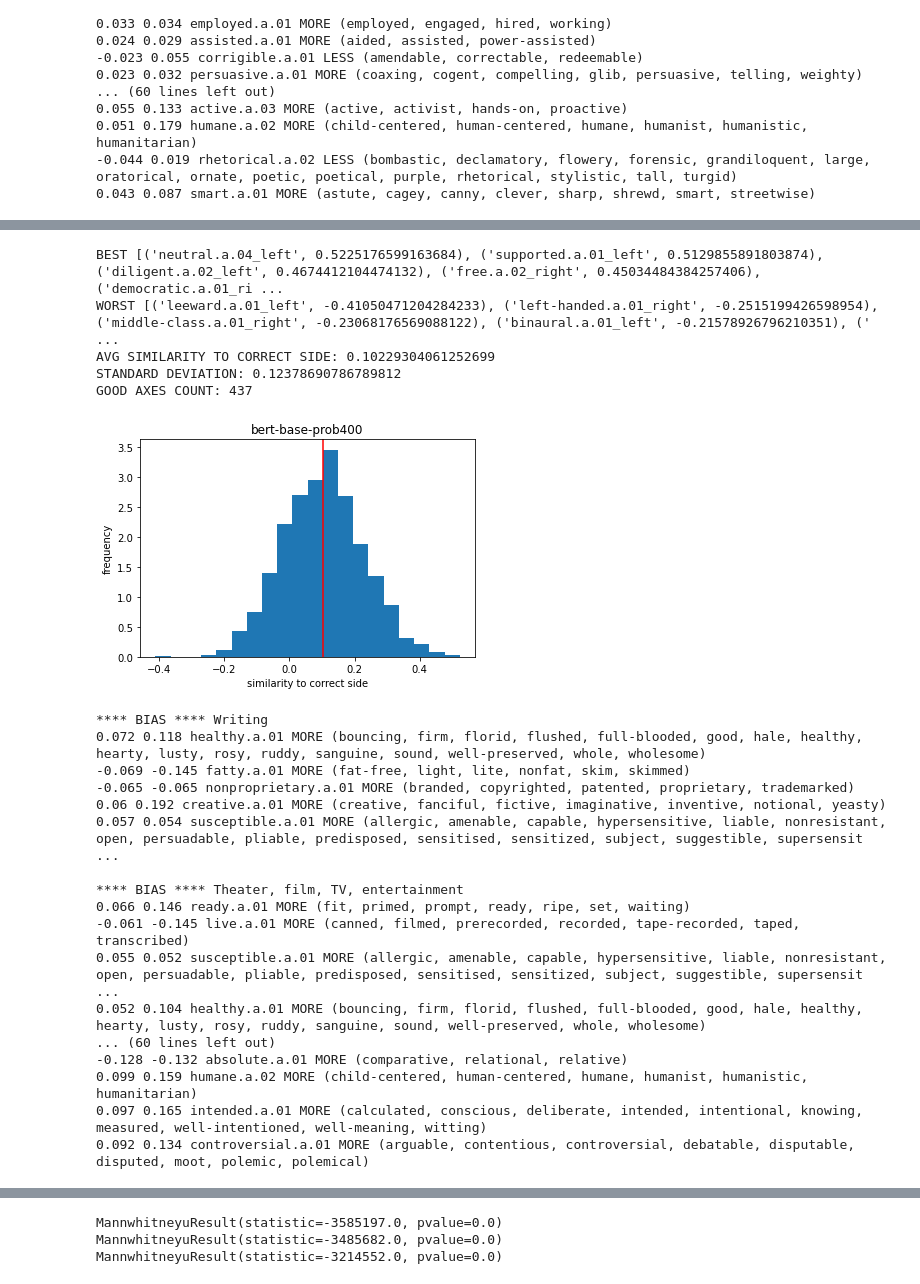
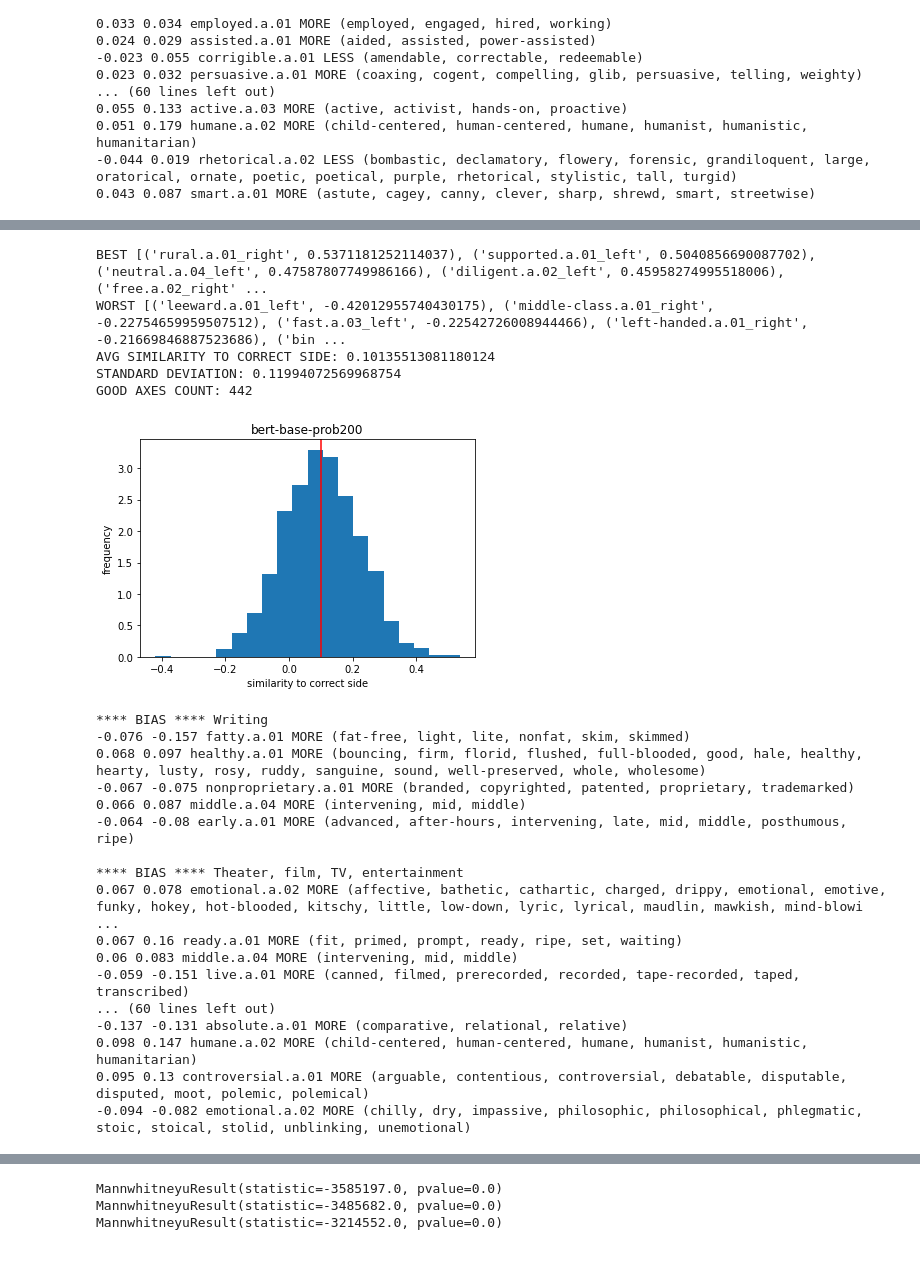
Before and after one commit to lucy3/context_semantic_axes, a Jupyter notebook: code/axes_occupation_viz.ipynb, the cells around one changed output, grey strips where cells are left out. Cells and saved outputs as stored; diff of their text form; code cells hidden in the pictures.

```diff
--- a/code/axes_occupation_viz.ipynb
+++ b/code/axes_occupation_viz.ipynb
@@ -109,7 +109,7 @@ def mean_confidence_interval(data, confidence=0.90):
     h = se * scipy.stats.t.ppf((1 + confidence) / 2., n-1)
     return m, m-h, m+h
 
-def plot_axes_quality(exp_name):
+def plot_axes_quality(exp_name, do_plot=True):
     quality_file_path = LOGS + 'semantics_val/axes_quality_' + exp_name + '.txt'
     scores = defaultdict(dict) # {synset: {word : (predicted, true)}}
     with open(quality_file_path, 'r') as infile:
@@ -137,17 +137,19 @@ def plot_axes_quality(exp_name):
         if avg_scores[synset + '_left'] >= 0 and avg_scores[synset + '_right'] >= 0:
             good_count += 1
     ordered_scores = avg_scores.most_common()
-    print("BEST", ordered_scores[:10])
-    print("WORST", ordered_scores[::-1][:10])
-    plt.hist(avg_scores.values(), density=True, bins=20)
-    print("AVG SIMILARITY TO CORRECT SIDE:", np.mean(list(avg_scores.values())))
-    print("STANDARD DEVIATION:", np.std(list(avg_scores.values())))
-    print("GOOD AXES COUNT:", good_count)
-    plt.axvline(x=np.mean(list(avg_scores.values())), color='red')
-    plt.ylabel('frequency')
-    plt.xlabel('similarity to correct side')
-    plt.title(exp_name)
-    plt.show()
-    return ci_scores
+    avg_sim = np.mean(list(avg_scores.values()))
+    if do_plot:
+        print("BEST", ordered_scores[:10])
+        print("WORST", ordered_scores[::-1][:10])
+        print("AVG SIMILARITY TO CORRECT SIDE:", avg_sim)
+        print("STANDARD DEVIATION:", np.std(list(avg_scores.values())))
+        print("GOOD AXES COUNT:", good_count)
+        plt.hist(avg_scores.values(), density=True, bins=20)
+        plt.axvline(x=np.mean(list(avg_scores.values())), color='red')
+        plt.ylabel('frequency')
+        plt.xlabel('similarity to correct side')
+        plt.title(exp_name)
+        plt.show()
+    return ci_scores, avg_sim, good_count
 # %%
 # GloVe
@@ -323,30 +314,30 @@ GOOD AXES COUNT: 525
 # %%
-scores7 = plot_axes_quality('bert-base-prob400')
+scores7, _, _ = plot_axes_quality('bert-base-prob200')
 # %% [output]
-BEST [('neutral.a.04_left', 0.5225176599163684), ('supported.a.01_left', 0.5129855891803874), ('diligent.a.02_left', 0.4674412104474132), ('free.a.02_right', 0.45034484384257406), ('democratic.a.01_ri ...
-WORST [('leeward.a.01_left', -0.41050471204284233), ('left-handed.a.01_right', -0.2515199426598954), ('middle-class.a.01_right', -0.23068176569088122), ('binaural.a.01_left', -0.21578926796210351), (' ...
-AVG SIMILARITY TO CORRECT SIDE: 0.10229304061252699
-STANDARD DEVIATION: 0.12378690786789812
-GOOD AXES COUNT: 437
+BEST [('rural.a.01_right', 0.5371181252114037), ('supported.a.01_left', 0.5040856690087702), ('neutral.a.04_left', 0.47587807749986166), ('diligent.a.02_left', 0.45958274995518006), ('free.a.02_right' ...
+WORST [('leeward.a.01_left', -0.42012955740430175), ('middle-class.a.01_right', -0.22754659959507512), ('fast.a.03_left', -0.22542726008944466), ('left-handed.a.01_right', -0.21669846887523686), ('bin ...
+AVG SIMILARITY TO CORRECT SIDE: 0.10135513081180124
+STANDARD DEVIATION: 0.11994072569968754
+GOOD AXES COUNT: 442
-[figure, old version]
+[figure, new version]
 # %%
-show_top_axes(LOGS + 'semantics_val/occupations/frameaxis_bert-base-prob400.json', scores7)
+show_top_axes(LOGS + 'semantics_val/occupations/frameaxis_bert-base-prob200.json', scores7)
 # %% [output]
 **** BIAS **** Writing
-0.072 0.118 healthy.a.01 MORE (bouncing, firm, florid, flushed, full-blooded, good, hale, healthy, hearty, lusty, rosy, ruddy, sanguine, sound, well-preserved, whole, wholesome)
--0.069 -0.145 fatty.a.01 MORE (fat-free, light, lite, nonfat, skim, skimmed)
--0.065 -0.065 nonproprietary.a.01 MORE (branded, copyrighted, patented, proprietary, trademarked)
-0.06 0.192 creative.a.01 MORE (creative, fanciful, fictive, imaginative, inventive, notional, yeasty)
-0.057 0.054 susceptible.a.01 MORE (allergic, amenable, capable, hypersensitive, liable, nonresistant, open, persuadable, pliable, predisposed, sensitised, sensitized, subject, suggestible, supersensit ...
+-0.076 -0.157 fatty.a.01 MORE (fat-free, light, lite, nonfat, skim, skimmed)
+0.068 0.097 healthy.a.01 MORE (bouncing, firm, florid, flushed, full-blooded, good, hale, healthy, hearty, lusty, rosy, ruddy, sanguine, sound, well-preserved, whole, wholesome)
+-0.067 -0.075 nonproprietary.a.01 MORE (branded, copyrighted, patented, proprietary, trademarked)
+0.066 0.087 middle.a.04 MORE (intervening, mid, middle)
+-0.064 -0.08 early.a.01 MORE (advanced, after-hours, intervening, late, mid, middle, posthumous, ripe)
 
 **** BIAS **** Theater, film, TV, entertainment
-0.066 0.146 ready.a.01 MORE (fit, primed, prompt, ready, ripe, set, waiting)
--0.061 -0.145 live.a.01 MORE (canned, filmed, prerecorded, recorded, tape-recorded, taped, transcribed)
-0.055 0.052 susceptible.a.01 MORE (allergic, amenable, capable, hypersensitive, liable, nonresistant, open, persuadable, pliable, predisposed, sensitised, sensitized, subject, suggestible, supersensit ...
-0.052 0.104 healthy.a.01 MORE (bouncing, firm, florid, flushed, full-blooded, good, hale, healthy, hearty, lusty, rosy, ruddy, sanguine, sound, well-preserved, whole, wholesome)
+0.067 0.078 emotional.a.02 MORE (affective, bathetic, cathartic, charged, drippy, emotional, emotive, funky, hokey, hot-blooded, kitschy, little, low-down, lyric, lyrical, maudlin, mawkish, mind-blowi ...
+0.067 0.16 ready.a.01 MORE (fit, primed, prompt, ready, ripe, set, waiting)
+0.06 0.083 middle.a.04 MORE (intervening, mid, middle)
+-0.059 -0.151 live.a.01 MORE (canned, filmed, prerecorded, recorded, tape-recorded, taped, transcribed)
 ... (60 lines left out)
--0.128 -0.132 absolute.a.01 MORE (comparative, relational, relative)
-0.099 0.159 humane.a.02 MORE (child-centered, human-centered, humane, humanist, humanistic, humanitarian)
-0.097 0.165 intended.a.01 MORE (calculated, conscious, deliberate, intended, intentional, knowing, measured, well-intentioned, well-meaning, witting)
-0.092 0.134 controversial.a.01 MORE (arguable, contentious, controversial, debatable, disputable, disputed, moot, polemic, polemical)
+-0.137 -0.131 absolute.a.01 MORE (comparative, relational, relative)
+0.098 0.147 humane.a.02 MORE (child-centered, human-centered, humane, humanist, humanistic, humanitarian)
+0.095 0.13 controversial.a.01 MORE (arguable, contentious, controversial, debatable, disputable, disputed, moot, polemic, polemical)
+-0.094 -0.082 emotional.a.02 MORE (chilly, dry, impassive, philosophic, philosophical, phlegmatic, stoic, stoical, stolid, unblinking, unemotional)
 # %%
```
Also changed, not shown: parts of 9 cells of this notebook, 2 other files.
